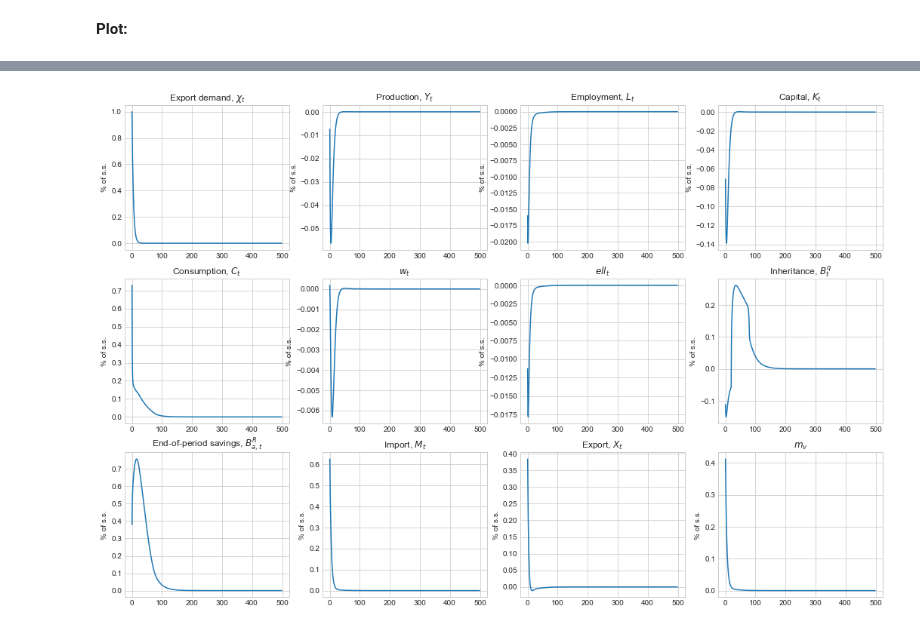
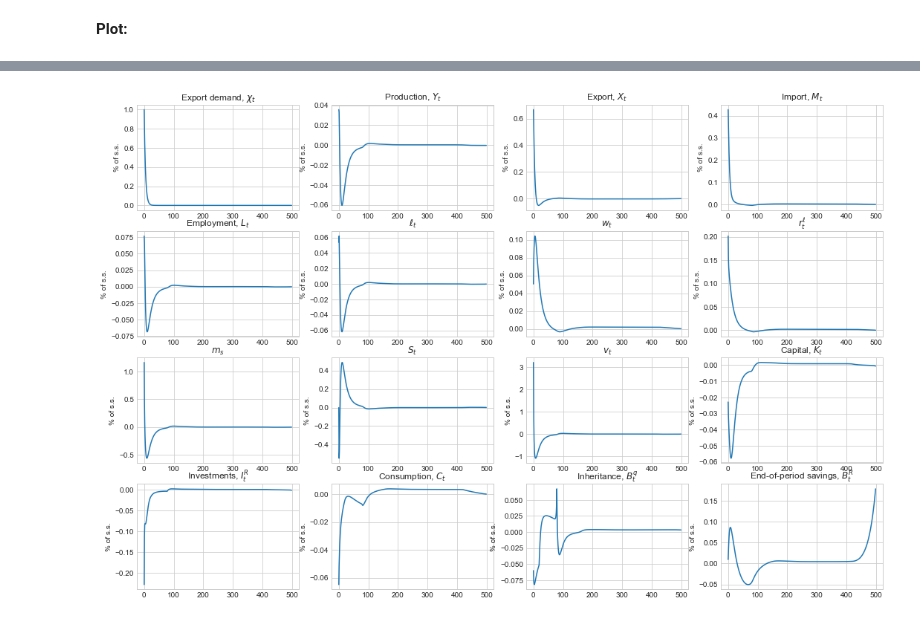
Before and after one commit to HansChristianPOLIT/MiniMAKRO, a Jupyter notebook: TestExample.ipynb, the cells around one changed output, grey strips where cells are left out. Saved outputs shown, nothing was run; the diff lists cells and outputs as text; code cells hidden in the pictures.

```diff
--- a/TestExample.ipynb
+++ b/TestExample.ipynb
@@ -16,7 +19,7 @@ from BabyMAKROModel import BabyMAKROModelClass
 # %% [markdown]
 # Setup
 # %%
-model = BabyMAKROModelClass(name='Extension') # create an instance of the model
+model = BabyMAKROModelClass(name='Extended') # create an instance of the model
 # %%
 par = model.par
 ss = model.ss
@@ -198,63 +192,85 @@ T_IRF = 500
 
 fig = plt.figure(figsize=(3*6,3*6/1.5))
 
-ax = fig.add_subplot(3,4,1)
+ax = fig.add_subplot(4,4,1)
 ax.plot((sol.chi[:T_IRF]/ss.chi-1)*100)
 ax.set_ylabel('% of s.s.')
 ax.set_title('Export demand, $\chi_t$')
 
-ax = fig.add_subplot(3,4,2)
+ax = fig.add_subplot(4,4,2)
 ax.plot((sol.Y[:T_IRF]/ss.Y-1)*100)
 ax.set_ylabel('% of s.s.')
 ax.set_title('Production, $Y_t$')
 
-ax = fig.add_subplot(3,4,3)
+ax = fig.add_subplot(4,4,3)
+ax.plot((sol.X[:T_IRF]/(ss.X)-1)*100)
+ax.set_ylabel('% of s.s.')
+ax.set_title('Export, $X_t$')
+
+ax = fig.add_subplot(4,4,4)
+ax.plot((sol.M[:T_IRF]/(ss.M)-1)*100)
+ax.set_ylabel('% of s.s.')
+ax.set_title('Import, $M_t$')
+
+ax = fig.add_subplot(4,4,5)
 ax.plot((sol.L[:T_IRF]/ss.L-1)*100)
 ax.set_ylabel('% of s.s.')
 ax.set_title('Employment, $L_t$')
 
-ax = fig.add_subplot(3,4,4)
+ax = fig.add_subplot(4,4,6)
+ax.plot((sol.ell[:T_IRF]/(ss.ell)-1)*100)
+ax.set_ylabel('% of s.s.')
+ax.set_title('$\ell_t$')
+
+ax = fig.add_subplot(4,4,7)
+ax.plot((sol.w[:T_IRF]/(ss.w)-1)*100)
+ax.set_ylabel('% of s.s.')
+ax.set_title('$w_t$')
+
+ax = fig.add_subplot(4,4,8)
+ax.plot((sol.r_ell[:T_IRF]/(ss.r_ell)-1)*100)
+ax.set_ylabel('% of s.s.')
+ax.set_title('$r^{\ell}_t$')
+
+ax = fig.add_subplot(4,4,9)
+ax.plot((sol.m_s[:T_IRF]/(ss.m_s)-1)*100)
+ax.set_ylabel('% of s.s.')
+ax.set_title('$m_s$')
+
+ax = fig.add_subplot(4,4,10)
+ax.plot((sol.S[:T_IRF]/(ss.S)-1)*100)
+ax.set_ylabel('% of s.s.')
+ax.set_title('$S_t$')
+
+ax = fig.add_subplot(4,4,11)
+ax.plot((sol.v[:T_IRF]/(ss.v)-1)*100)
+ax.set_ylabel('% of s.s.')
+ax.set_title('$v_t$')
+
+ax = fig.add_subplot(4,4,12)
 ax.plot((sol.K[:T_IRF]/ss.K-1)*100)
 ax.set_ylabel('% of s.s.')
 ax.set_title('Capital, $K_t$')
 
-ax = fig.add_subplot(3,4,5)
+ax = fig.add_subplot(4,4,13)
+ax.plot((sol.I[:T_IRF]/(ss.I)-1)*100)
+ax.set_ylabel('% of s.s.')
+ax.set_title('Investments, $I^R_t$')
+
+ax = fig.add_subplot(4,4,14)
 ax.plot((sol.C[:T_IRF]/ss.C-1)*100)
 ax.set_ylabel('% of s.s.')
 ax.set_title('Consumption, $C_t$')
 
-ax = fig.add_subplot(3,4,6)
-ax.plot((sol.w[:T_IRF]/(ss.w)-1)*100)
-ax.set_ylabel('% of s.s.')
-ax.set_title('$w_t$')
-
-ax = fig.add_subplot(3,4,7)
-ax.plot((sol.ell[:T_IRF]/(ss.ell)-1)*100)
-ax.set_ylabel('% of s.s.')
-ax.set_title('$ell_t$')
-
-ax = fig.add_subplot(3,4,8)
+ax = fig.add_subplot(4,4,15)
 ax.plot((sol.Bq[:T_IRF]/(ss.Bq)-1)*100)
 ax.set_ylabel('% of s.s.')
 ax.set_title('Inheritance, $B^q_t$')
 
-ax = fig.add_subplot(3,4,9)
+ax = fig.add_subplot(4,4,16)
 ax.plot((sol.B[:T_IRF]/(ss.B)-1)*100)
 ax.set_ylabel('% of s.s.')
-ax.set_title('End-of-period savings, $B^R_{a,t}$')
+ax.set_title('End-of-period savings, $B^R_t$');
 
-ax = fig.add_subplot(3,4,10)
-ax.plot((sol.M[:T_IRF]/(ss.M)-1)*100)
-ax.set_ylabel('% of s.s.')
-ax.set_title('Import, $M_t$')
-
-ax = fig.add_subplot(3,4,11)
-ax.plot((sol.X[:T_IRF]/(ss.X)-1)*100)
-ax.set_ylabel('% of s.s.')
-ax.set_title('Export, $X_t$')
-
-ax = fig.add_subplot(3,4,12)
-ax.plot((sol.m_v[:T_IRF]/(ss.m_v)-1)*100)
-ax.set_ylabel('% of s.s.')
-ax.set_title('$m_v$');
+print('Note: resultater')
 # %% [output]
@@ -261 +278 @@ ax.set_title('$m_v$');
-[figure, old version]
+[figure, new version]
```
Also changed, not shown: parts of 24 cells of this notebook, 2 other files.
